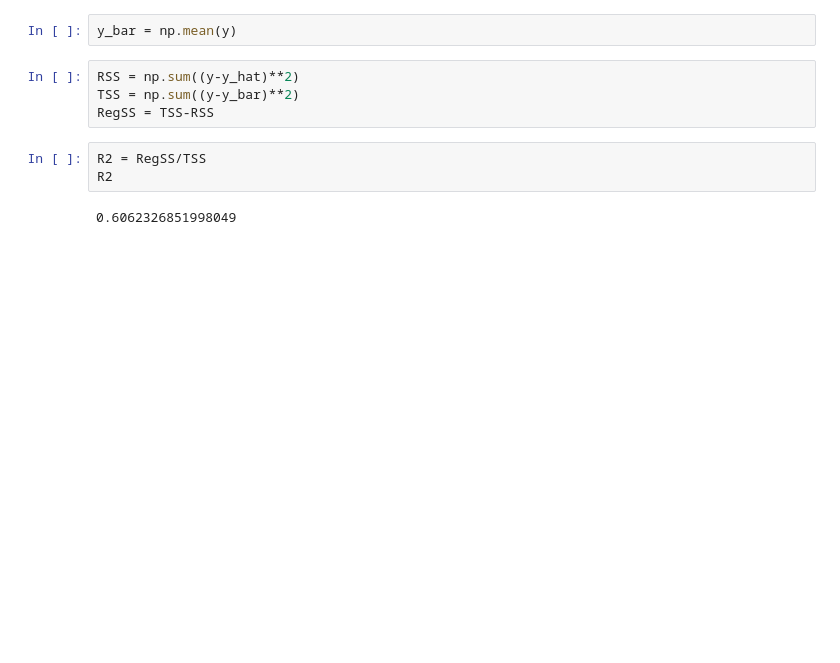
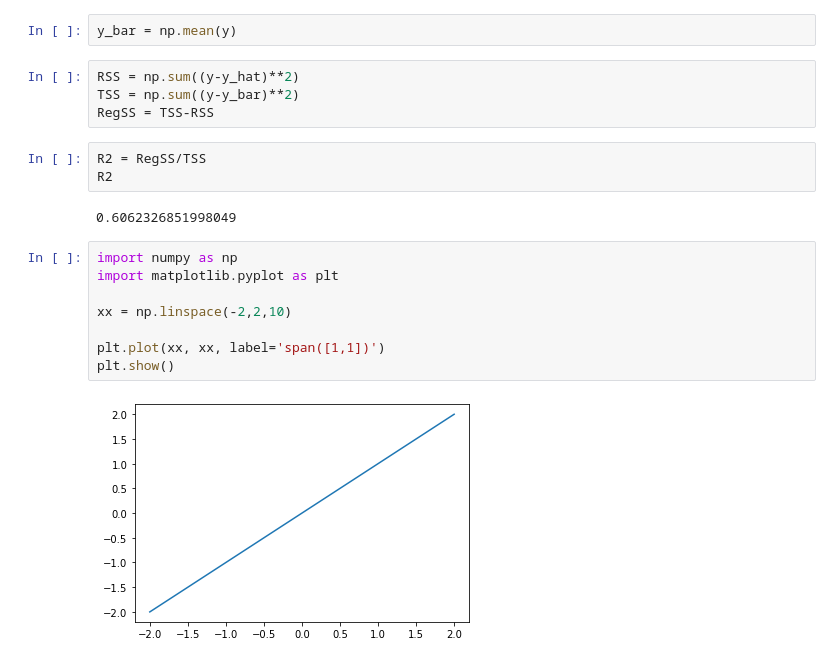
Before and after one commit to rythei/linear-models, a Jupyter notebook: content/basic_linear_regression/data_prep.ipynb, the cells around one changed output. Saved outputs shown, nothing was run; the diff lists cells and outputs as text; blank space fills up the shorter version.

```diff
--- a/content/basic_linear_regression/data_prep.ipynb
+++ b/content/basic_linear_regression/data_prep.ipynb
@@ -518,3 +518,13 @@ R2 = RegSS/TSS
 R2
 # %% [output]
 0.6062326851998049
+# %%
+import numpy as np
+import matplotlib.pyplot as plt
+
+xx = np.linspace(-2,2,10)
+
+plt.plot(xx, xx, label='span([1,1])')
+plt.show()
+# %% [output]
+[figure, added]
```
Also changed, not shown: parts of 2 cells of this notebook, 23 other files.
